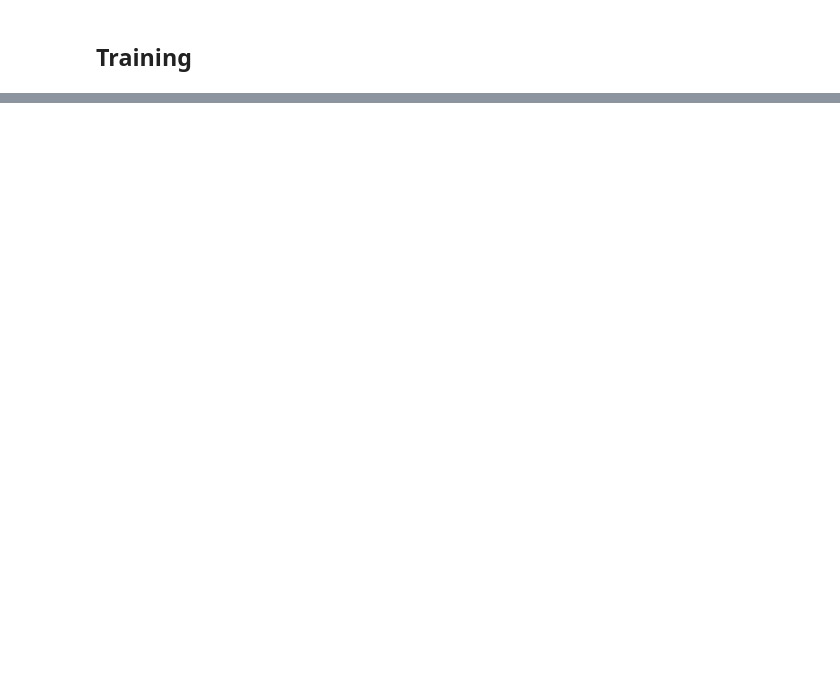
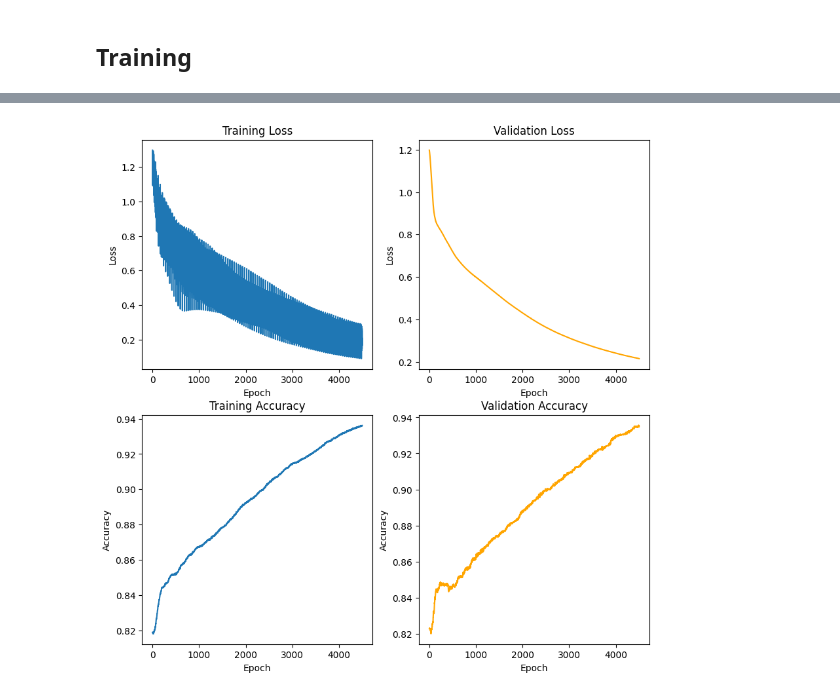
Before and after one commit to duytran1332002/Machine-Learning-From-Scratch, a Jupyter notebook: Logistic_Regression.ipynb, the cells around one changed output, grey strips where cells are left out. Cells and saved outputs as stored; diff of their text form; code cells hidden in the pictures; blank space fills up the shorter version.

```diff
--- a/Logistic_Regression.ipynb
+++ b/Logistic_Regression.ipynb
@@ -249,0 +314,12 @@ plt.show()
+# %%
+# flatten the images
+n_samples = len(digits.images)
+num_class = 10
+data = digits.images.reshape((n_samples, -1))
+bias = np.ones((data.shape[0], 1))
+data = np.append(data, bias, axis=1)
+
+# Split data into 50% train and 50% test subsets
+x_train, x_test, y_train, y_test = train_test_split(data, digits.target, test_size=0.2, shuffle=True)
+y_train = one_hot(y_train, num_class)
+y_test = one_hot(y_test, num_class)
@@ -249,0 +330,7 @@ plt.show()
+# %%
+batch_size = 32
+learning_rate = 0.001
+n_iters = 100
+n_features = x_train.shape[1]
+LRModel = LogisticRegression(batch_size, n_features, type='multi', num_class= num_class)
+history = LRModel.fit(x_train, y_train, x_test, y_test, n_iters, learning_rate)
@@ -249,0 +348,21 @@ plt.show()
+# %%
+fig, ax = plt.subplots(2, 2, figsize=(10, 10))
+ax[0, 0].plot(history["losses_train"])
+ax[0, 0].set(xlabel='Epoch', ylabel='Loss')
+ax[0, 0].set_title('Training Loss')
+
+ax[0, 1].plot(history['losses_val'], 'orange')
+ax[0, 1].set(xlabel='Epoch', ylabel='Loss')
+ax[0, 1].set_title('Validation Loss')
+
+ax[1, 0].plot(history['accs_train'])
+ax[1, 0].set(xlabel='Epoch', ylabel='Accuracy')
+ax[1, 0].set_title('Training Accuracy')
+
+ax[1, 1].plot(history['accs_val'], 'orange')
+ax[1, 1].set(xlabel='Epoch', ylabel='Accuracy')
+ax[1, 1].set_title('Validation Accuracy')
+
+plt.show()
+# %% [output]
+[figure, added]
```
Also changed, not shown: parts of 22 cells of this notebook.
